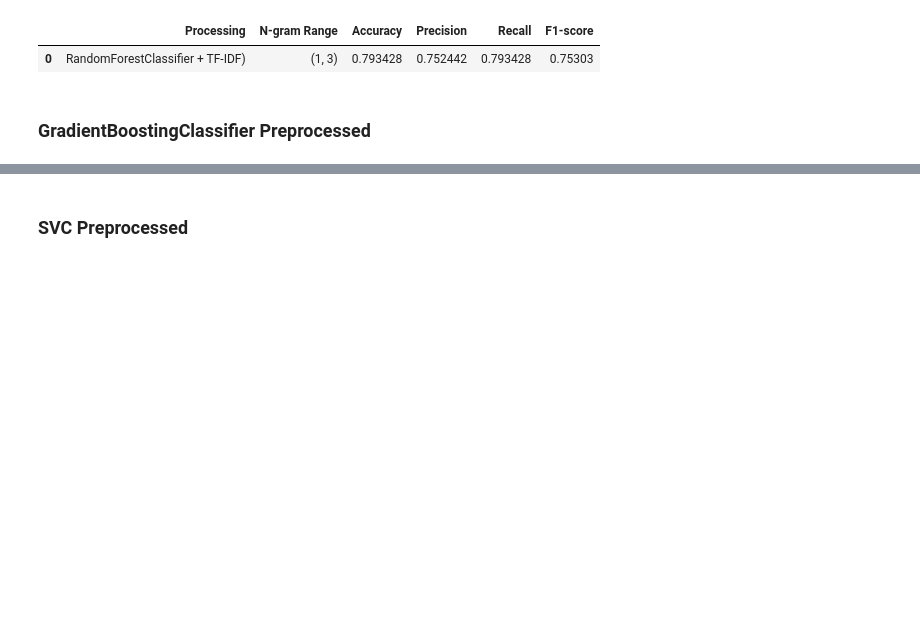
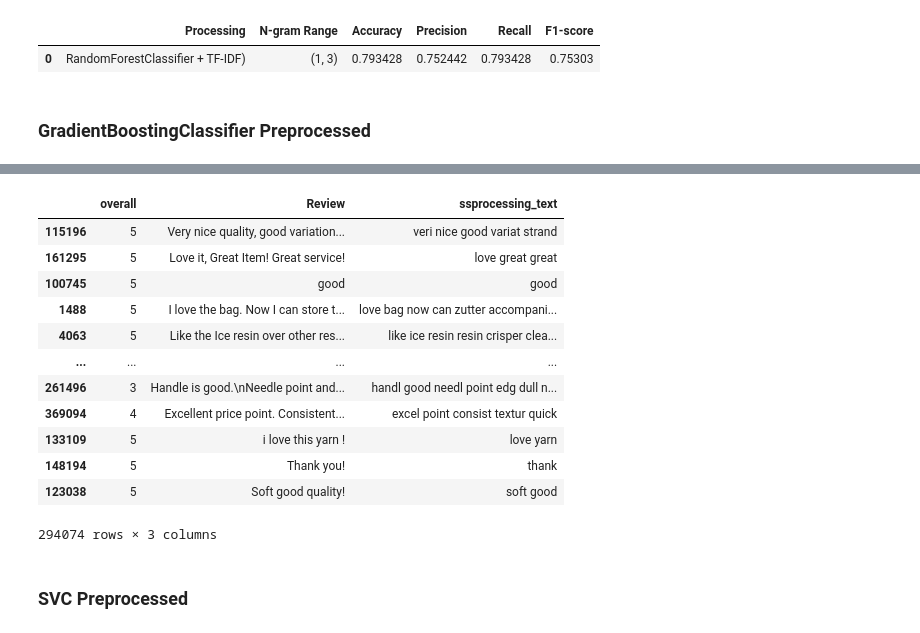
Before and after one commit to farheenfab/AppliedText_CW2, a Jupyter notebook: Models.ipynb, the cells around one changed output, grey strips where cells are left out. Saved outputs shown, nothing was run; the diff lists cells and outputs as text; code cells hidden in the pictures; blank space fills up the shorter version.

Commit message:
Add modeling text

```diff
--- a/Models.ipynb
+++ b/Models.ipynb
@@ -485,6 +488,22 @@ y_pred_test = classifier.predict(X_test_combined)
 test_df['overall'] = y_pred_test
 
 test_df.to_csv('XGB_snowball_preprocessed_predictions.csv', index=False)
+# %%
+train_data
+# %% [output]
+|  | overall | Review | ssprocessing_text |
+| 115196 | 5 | Very nice quality, good variation... | veri nice good variat strand |
+| 161295 | 5 | Love it, Great Item! Great service! | love great great |
+| 100745 | 5 | good | good |
+| 1488 | 5 | I love the bag. Now I can store t... | love bag now can zutter accompani... |
+| 4063 | 5 | Like the Ice resin over other res... | like ice resin resin crisper clea... |
+| ... | ... | ... | ... |
+| 261496 | 3 | Handle is good.\nNeedle point and... | handl good needl point edg dull n... |
+| 369094 | 4 | Excellent price point. Consistent... | excel point consist textur quick |
+| 133109 | 5 | i love this yarn ! | love yarn |
+| 148194 | 5 | Thank you! | thank |
+| 123038 | 5 | Soft good quality! | soft good |
+294074 rows × 3 columns
 # %% [markdown]
 ### SVC Preprocessed
 # %%
```
Also changed, not shown: parts of 2 cells of this notebook, 1 other file.
